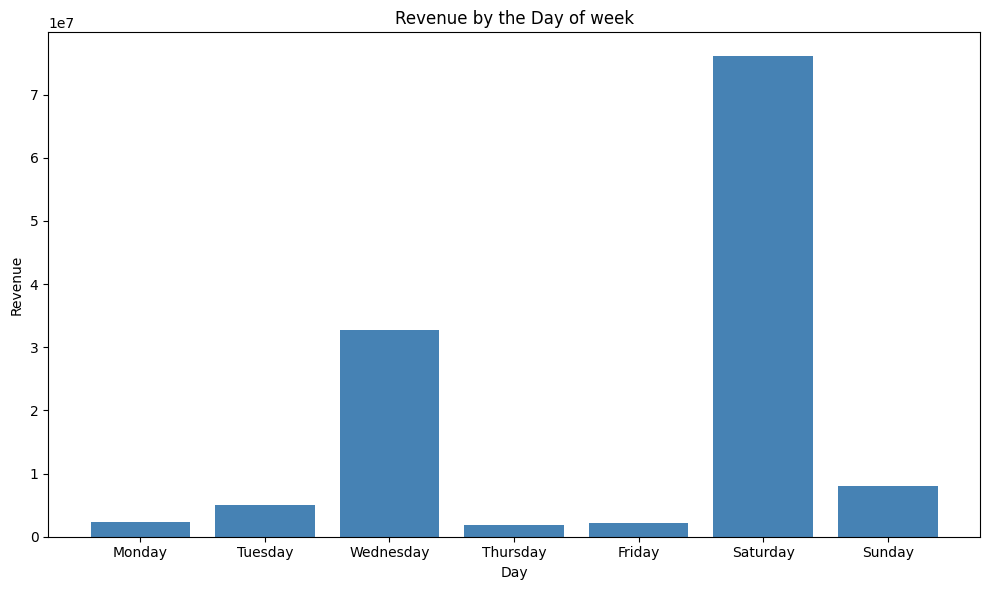
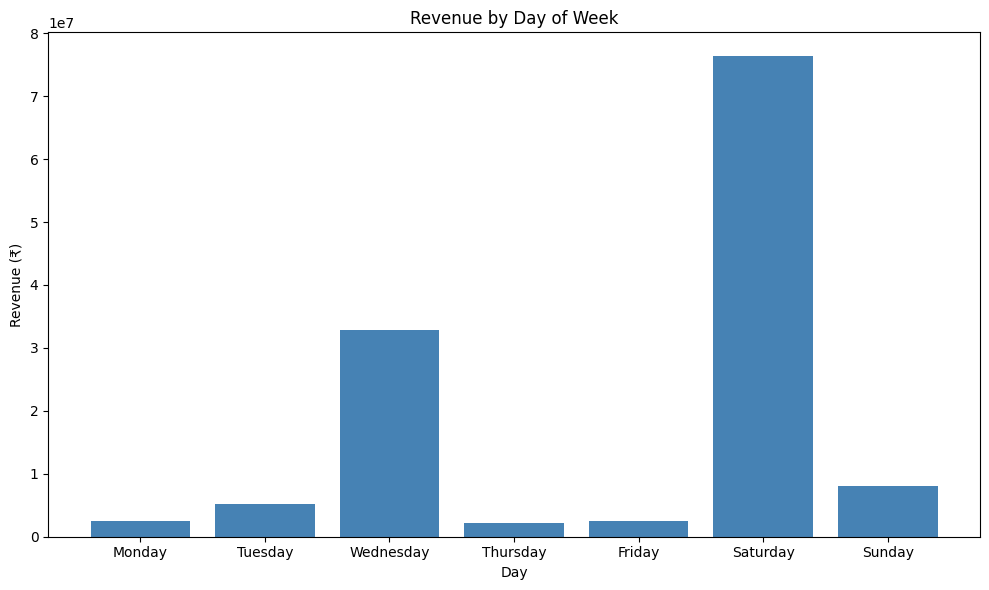
Unified diff of the notebook cell whose output changed from the first chart to the second:
--- before
+++ after
@@ -1,10 +1,14 @@
 day_order = df.groupby('Day_of_Week')['Order_Total'].sum()
 day_order = day_order.reindex(['Monday','Tuesday','Wednesday','Thursday','Friday','Saturday','Sunday'])
+
+print(df['Day_of_Week'].unique())
+print(df['Day_of_Week'].value_counts())
 print(day_order)
+
 plt.figure(figsize=(10,6))
-plt.bar(day_order.index,day_order.values,color='steelblue')
-plt.title('Revenue by the Day of week')
+plt.bar(day_order.index, day_order.values, color='steelblue')
+plt.title('Revenue by Day of Week')
 plt.xlabel('Day')
-plt.ylabel('Revenue')
+plt.ylabel('Revenue (₹)')
 plt.tight_layout()
 plt.show()

Commit: docs: added markdown for top 15 buildings by revenue analysis